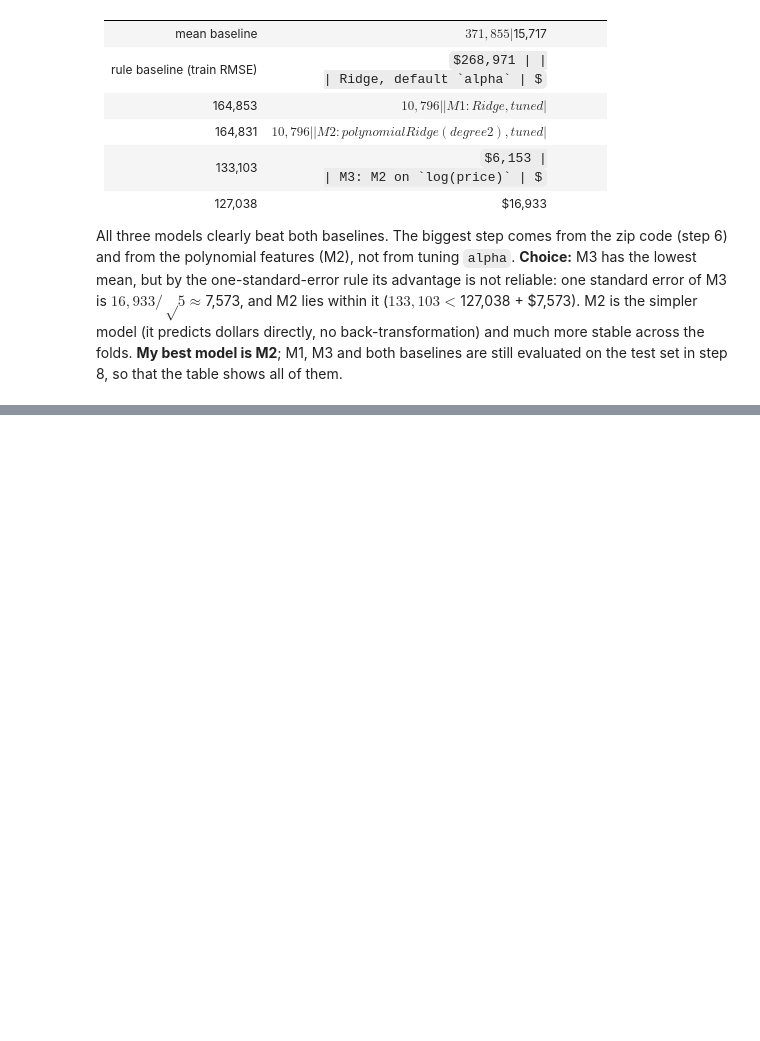
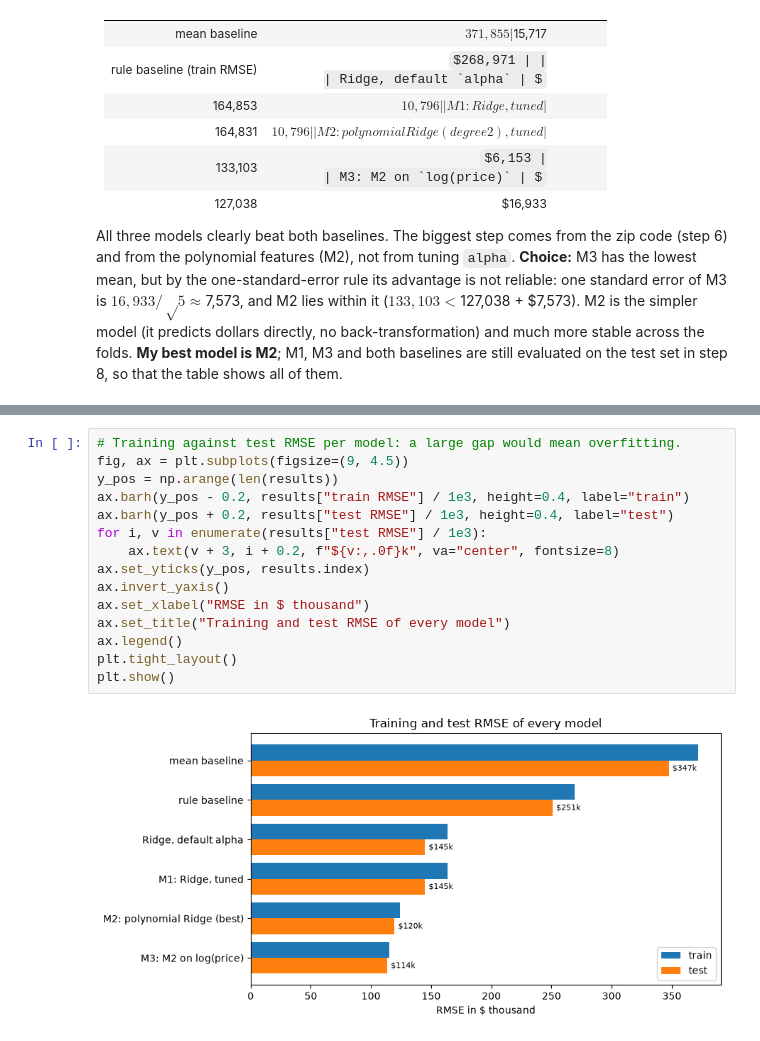
Before and after one commit to dynamic-dome/amle-project-king-county, a Jupyter notebook: 02_king_county_project_dominic.ipynb, the cells around one changed output, grey strips where cells are left out. Saved outputs shown, nothing was run; the diff lists cells and outputs as text; some formulas as TeX source; blank space fills up the shorter version.

Commit message:
Step 8: test set once, results table, prediction plots, price-band matrix, residual analysis, conclusion

```diff
--- a/02_king_county_project_dominic.ipynb
+++ b/02_king_county_project_dominic.ipynb
@@ -850,0 +898,17 @@ All three models clearly beat both baselines. The biggest step comes from the zi
+# %%
+# Training against test RMSE per model: a large gap would mean overfitting.
+fig, ax = plt.subplots(figsize=(9, 4.5))
+y_pos = np.arange(len(results))
+ax.barh(y_pos - 0.2, results["train RMSE"] / 1e3, height=0.4, label="train")
+ax.barh(y_pos + 0.2, results["test RMSE"] / 1e3, height=0.4, label="test")
+for i, v in enumerate(results["test RMSE"] / 1e3):
+    ax.text(v + 3, i + 0.2, f"${v:,.0f}k", va="center", fontsize=8)
+ax.set_yticks(y_pos, results.index)
+ax.invert_yaxis()
+ax.set_xlabel("RMSE in $ thousand")
+ax.set_title("Training and test RMSE of every model")
+ax.legend()
+plt.tight_layout()
+plt.show()
+# %% [output]
+[figure, added]
```
Also changed, not shown: parts of 15 cells of this notebook, 1 other file.
